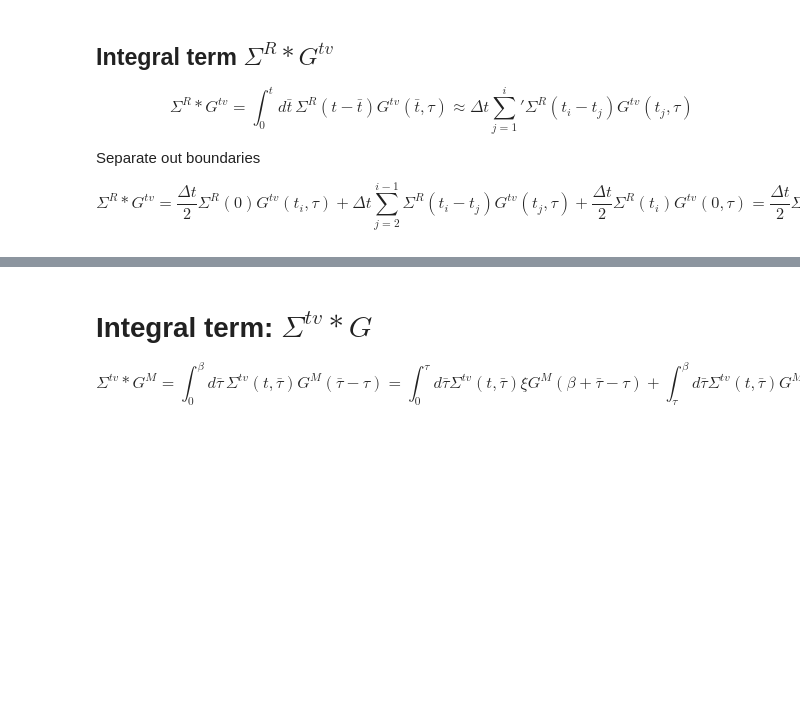
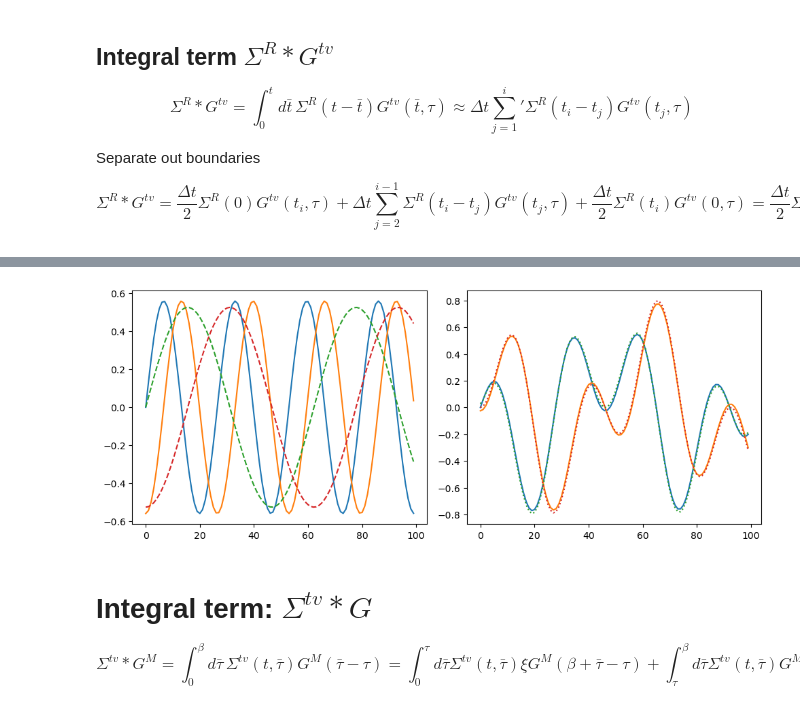
Before and after one commit to krivenko/QInchworm.jl, a Jupyter notebook: experiments/nonequilibrium/HybridizationFunction.ipynb, the cells around one changed output, grey strips where cells are left out. Drawn from its saved outputs; the diff is of its cells as text; code cells hidden in the pictures; blank space fills up the shorter version.

```diff
--- a/experiments/nonequilibrium/HybridizationFunction.ipynb
+++ b/experiments/nonequilibrium/HybridizationFunction.ipynb
@@ -39,6 +39,14 @@ $$
 \frac{\Delta t}{2} \Sigma^R(0) G^{tv}(t_i, \tau)
 + I(t_i, \tau)
 $$
+# %%
+function get_R_from_tv(G, t)
+    grid = G.grid
+    τ0 = first(grid[imaginary_branch])
+    τβ = last(grid[imaginary_branch])
+    GR = Int(Σ.ξ) * G[:, :, t, τβ] - G[:, :, t, τ0]
+    return GR
+end;
 # %%
 function integrate_tti_retarded_trapz(Σ, G, t, τ)
 
@@ -53,12 +61,18 @@ function integrate_tti_retarded_trapz(Σ, G, t, τ)
     I = Array{ComplexF64}(undef, norb, norb)
     I .= 0.0
 
-    ΣR = Int(Σ.ξ) * Σ[:, :, t, τβ] - Σ[:, :, t, τ0]
+    if t.ridx == 1
+        return I
+    end
+
+    #ΣR = Int(Σ.ξ) * Σ[:, :, t, τβ] - Σ[:, :, t, τ0]
+    ΣR = get_R_from_tv(Σ, t)
     I += 0.5 * dt * ΣR * G[:, :, t0, τ]
 
     for tp in grid[forward_branch][2:t.ridx - 1]
         tmtp = grid[forward_branch][t.ridx - tp.ridx + 1]
-        ΣR = Int(Σ.ξ) * Σ[:, :, tmtp, τβ] - Σ[:, :, tmtp, τ0]
+        #ΣR = Int(Σ.ξ) * Σ[:, :, tmtp, τβ] - Σ[:, :, tmtp, τ0]
+        ΣR = get_R_from_tv(Σ, tmtp)
         I += dt * ΣR * G[:, :, tp, τ]
     end
 
@@ -68,3 +94,56 @@ end;
+# %%
+β = 0.1
+ω1 = 1.0
+ω2 = 2.35
+
+tmax = 10.0
+
+ntau = 16
+nt = 100
+
+c = kd.twist(kd.FullContour(tmax=tmax, β=β))
+grid = kd.FullTimeGrid(c, nt, ntau);
+
+dt = step(grid, forward_branch)
+t0 = first(grid[forward_branch])
+
+Σ = kd.TimeInvariantFullTimeGF(kd.DeltaDOS(ω1), grid);
+G = kd.TimeInvariantFullTimeGF(kd.DeltaDOS(ω2), grid);
+ΣG_ref = -1/(ω1 - ω2) * ( G - Σ )
+
+function integrate(G, Σ)
+    ΣG = kd.TimeInvariantFullTimeGF(grid)
+    ΣR0 = get_R_from_tv(Σ, t0)
+    for t in grid[forward_branch]
+        for τ in grid[imaginary_branch]
+            ΣG[:, :, t, τ] = integrate_tti_retarded_trapz(Σ, G, t, τ)
+            ΣG[:, :, t, τ] +=  0.5 * dt * ΣR0 * G[:, :, t, τ]
+        end
+    end
+    return ΣG
+end
+
+ΣG = integrate(G, Σ)
+
+subp = [1, 2, 1]
+plt.figure(figsize=(10, 4))
+
+plt.subplot(subp...); subp[end] += 1
+plt.plot(real(G.rm.data[1, 1, 1, :]))
+plt.plot(imag(G.rm.data[1, 1, 1, :]))
+plt.plot(real(Σ.rm.data[1, 1, 1, :]), "--")
+plt.plot(imag(Σ.rm.data[1, 1, 1, :]), "--")
+
+plt.subplot(subp...); subp[end] += 1
+plt.plot(real(ΣG_ref.rm.data[1, 1, 1, :]), "-")
+plt.plot(imag(ΣG_ref.rm.data[1, 1, 1, :]), "-")
+
+plt.plot(real(ΣG.rm.data[1, 1, 1, :]), ":")
+plt.plot(imag(ΣG.rm.data[1, 1, 1, :]), ":")
+
+plt.tight_layout()
+# %% [output]
+[figure, added]
 # %% [markdown]
 # Integral term: $\Sigma^{tv} \ast G$
 
```
Also changed, not shown: parts of 16 cells of this notebook.
